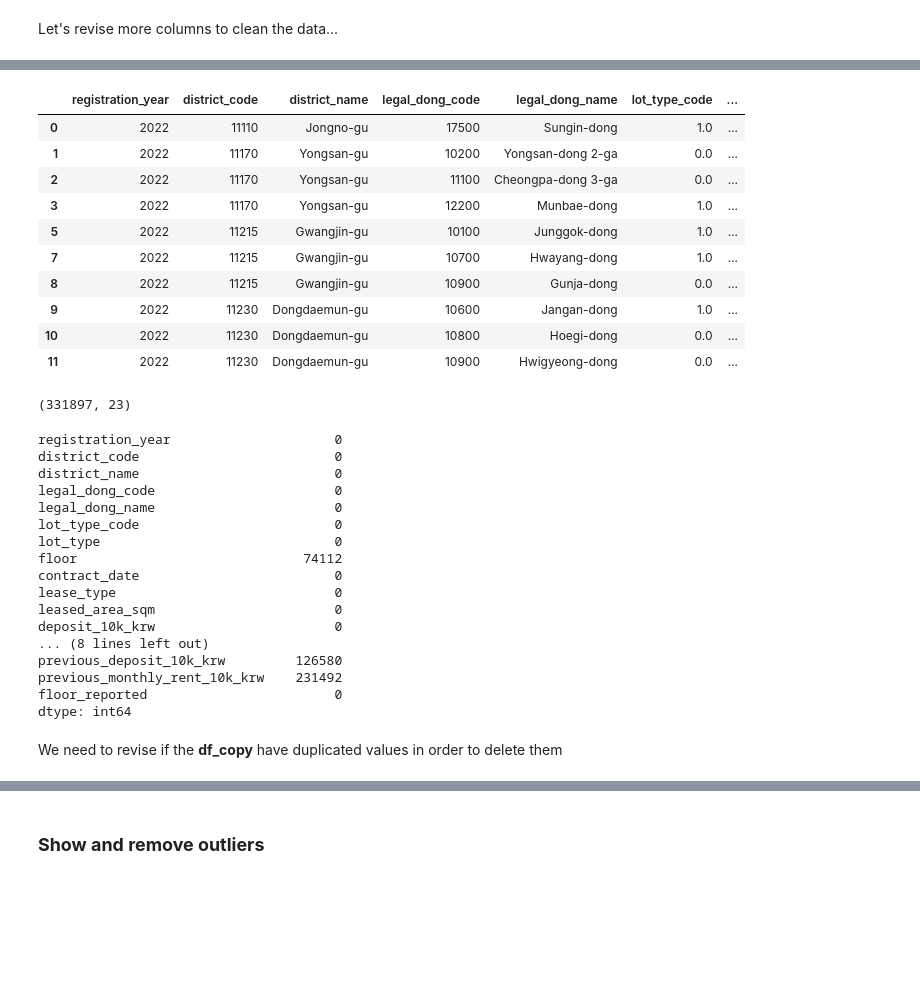
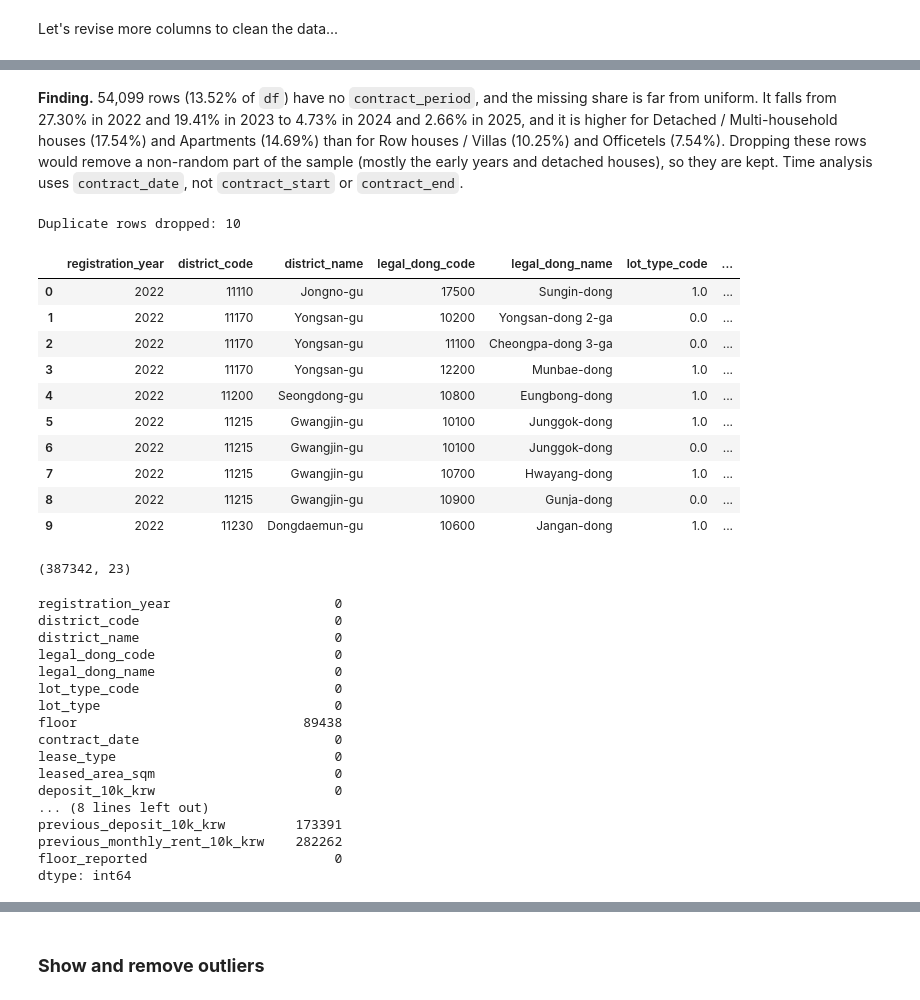
Before and after one commit to moliiner/rent_analysis_seoul, a Jupyter notebook: Notebook.ipynb, the cells around one changed output, grey strips where cells are left out. Saved outputs shown, nothing was run; the diff lists cells and outputs as text; code cells hidden in the pictures; blank space fills up the shorter version.

Commit message:
Analysis - Day 3

```diff
--- a/Notebook.ipynb
+++ b/Notebook.ipynb
@@ -69,5 +72,5 @@ In this analysis, the dataset is loaded from the file path `'C:\\Users\\jamol\\D
 # %%
-df = pd.read_csv('C:\\Users\\jamol\\Datasets\\Seoul_Rentals_2022_2025.csv')
+df = pd.read_csv('data/Seoul_Rentals_2022_2025.csv')
 # %% [markdown]
 ## **3: Data exploration**
 # %% [markdown]
@@ -271,46 +258,51 @@ We can see that there are missing values in the main DataFrame (df). To handle t
+# %% [markdown]
+**Finding.** 54,099 rows (13.52% of `df`) have no `contract_period`, and the missing share is far from uniform. It falls from 27.30% in 2022 and 19.41% in 2023 to 4.73% in 2024 and 2.66% in 2025, and it is higher for Detached / Multi-household houses (17.54%) and Apartments (14.69%) than for Row houses / Villas (10.25%) and Officetels (7.54%). Dropping these rows would remove a non-random part of the sample (mostly the early years and detached houses), so they are kept. Time analysis uses `contract_date`, not `contract_start` or `contract_end`.
 # %%
 df_copy = df.copy()
+
+# Duplicates are removed first, while building_name and the lot numbers are still present
+rows_before = len(df_copy)
+df_copy = df_copy.drop_duplicates()
+print(f"Duplicate rows dropped: {rows_before - len(df_copy):,}")
 
 df_copy['legal_dong_name'] = df_copy['legal_dong_name'].fillna('Unknown')
 df_copy = df_copy.drop(['building_name', 'main_lot_number', 'sub_lot_number'], axis=1)
 df_copy['lot_type_code'] = df_copy['lot_type_code'].fillna(0.0)
 df_copy['lot_type'] = df_copy['lot_type'].fillna('No lot type')
 df_copy['floor_reported'] = df_copy['floor'].notna()
 df_copy['contract_type'] = df_copy['contract_type'].fillna('Not specified')
 df_copy['renewal_right_used'] = df_copy['renewal_right_used'].fillna('No/Not reported')
-df_copy = df_copy.dropna(subset=['contract_period'], axis=0)
 
 #Critical columns
 df_copy = df_copy.dropna(subset=['year_built'])
 
 #Divide the contract_period into two separate columns: contract_start and contract_end
+# (NaT where the period is missing)
 periods = df_copy['contract_period'].str.split('~', expand=True)
 
 pos = df_copy.columns.get_loc('contract_period') + 1
 
 df_copy.insert(pos, 'contract_start', pd.to_datetime(periods[0], format='%y.%m', errors='coerce'))
 df_copy.insert(pos + 1, 'contract_end', pd.to_datetime(periods[1], format='%y.%m', errors='coerce'))
 
-df_copy = df_copy.dropna(subset=['contract_start'], axis=0)
-df_copy = df_copy.dropna(subset=['contract_end'], axis=0)
-
 df_copy.head(10)
 # %% [output]
+Duplicate rows dropped: 10
 |  | registration_year | district_code | district_name | legal_dong_code | legal_dong_name | lot_type_code | ... |
 | 0 | 2022 | 11110 | Jongno-gu | 17500 | Sungin-dong | 1.0 | ... |
 | 1 | 2022 | 11170 | Yongsan-gu | 10200 | Yongsan-dong 2-ga | 0.0 | ... |
 | 2 | 2022 | 11170 | Yongsan-gu | 11100 | Cheongpa-dong 3-ga | 0.0 | ... |
 | 3 | 2022 | 11170 | Yongsan-gu | 12200 | Munbae-dong | 1.0 | ... |
+| 4 | 2022 | 11200 | Seongdong-gu | 10800 | Eungbong-dong | 1.0 | ... |
 | 5 | 2022 | 11215 | Gwangjin-gu | 10100 | Junggok-dong | 1.0 | ... |
+| 6 | 2022 | 11215 | Gwangjin-gu | 10100 | Junggok-dong | 0.0 | ... |
 | 7 | 2022 | 11215 | Gwangjin-gu | 10700 | Hwayang-dong | 1.0 | ... |
 | 8 | 2022 | 11215 | Gwangjin-gu | 10900 | Gunja-dong | 0.0 | ... |
 | 9 | 2022 | 11230 | Dongdaemun-gu | 10600 | Jangan-dong | 1.0 | ... |
-| 10 | 2022 | 11230 | Dongdaemun-gu | 10800 | Hoegi-dong | 0.0 | ... |
-| 11 | 2022 | 11230 | Dongdaemun-gu | 10900 | Hwigyeong-dong | 0.0 | ... |
 # %%
 df_copy.shape
 # %% [output]
-(331897, 23)
+(387342, 23)
 # %%
 df_copy.isna().sum()
 # %% [output]
@@ -321,15 +313,13 @@ legal_dong_code                       0
 legal_dong_name                       0
 lot_type_code                         0
 lot_type                              0
-floor                             74112
+floor                             89438
 contract_date                         0
 lease_type                            0
 leased_area_sqm                       0
 deposit_10k_krw                       0
 ... (8 lines left out)
-previous_deposit_10k_krw         126580
-previous_monthly_rent_10k_krw    231492
+previous_deposit_10k_krw         173391
+previous_monthly_rent_10k_krw    282262
 floor_reported                        0
 dtype: int64
-# %% [markdown]
-We need to revise if the **df_copy** have duplicated values in order to delete them
```
Also changed, not shown: parts of 138 cells of this notebook, 8 other files.
